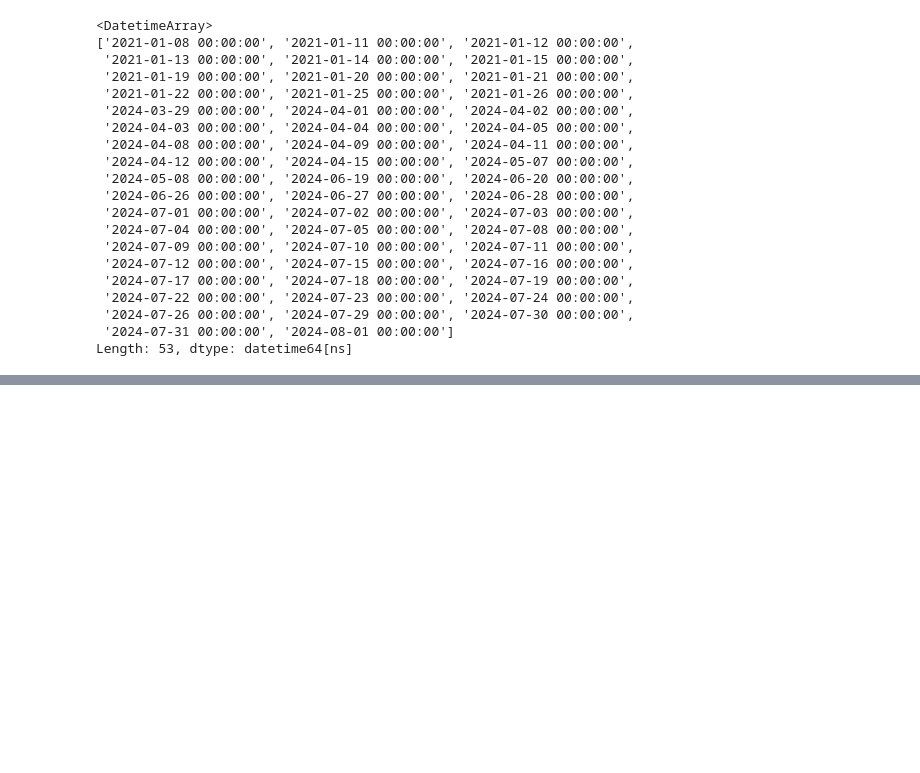
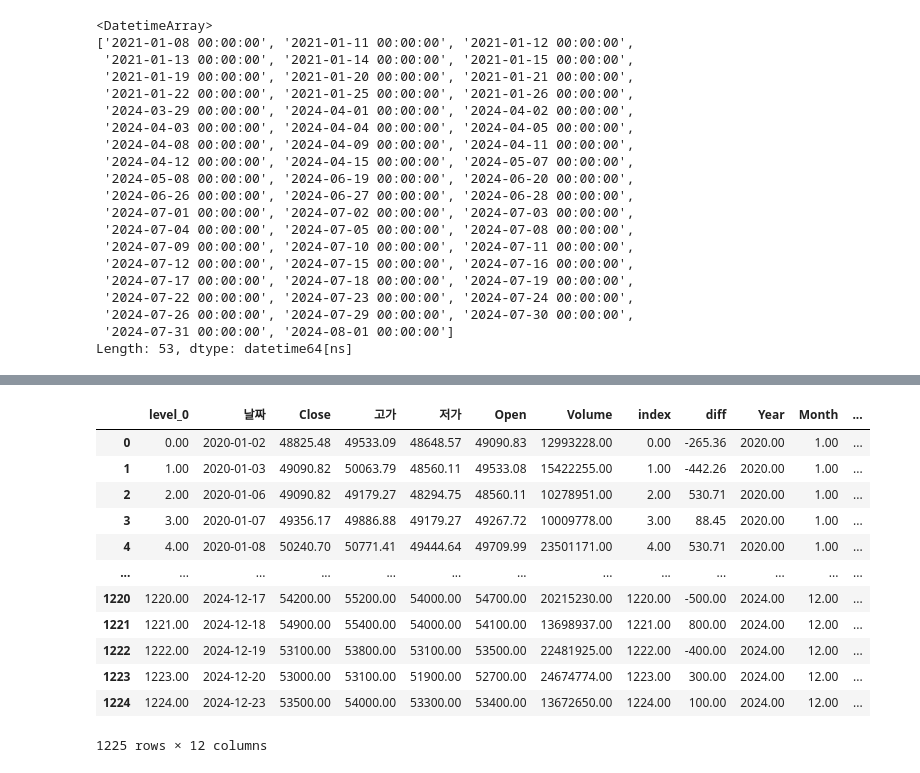
Before and after one commit to ZeroJoon2/MachineLearning, a Jupyter notebook: 4. pandas_prac.ipynb, the cells around one changed output, grey strips where cells are left out. Saved outputs shown, nothing was run; the diff lists cells and outputs as text; code cells hidden in the pictures; blank space fills up the shorter version.

```diff
--- a/4. pandas_prac.ipynb
+++ b/4. pandas_prac.ipynb
@@ -174,0 +346,17 @@ Length: 53, dtype: datetime64[ns]
+# %%
+# 모든 데이터를 소수점 둘쨰자리까지 표시
+df.applymap(lambda x : '%.2f' % x if isinstance(x, (int, float)) else x)
+# %% [output]
+|  | level_0 | 날짜 | Close | 고가 | 저가 | Open | Volume | index | diff | Year | Month | ... |
+| 0 | 0.00 | 2020-01-02 | 48825.48 | 49533.09 | 48648.57 | 49090.83 | 12993228.00 | 0.00 | -265.36 | 2020.00 | 1.00 | ... |
+| 1 | 1.00 | 2020-01-03 | 49090.82 | 50063.79 | 48560.11 | 49533.08 | 15422255.00 | 1.00 | -442.26 | 2020.00 | 1.00 | ... |
+| 2 | 2.00 | 2020-01-06 | 49090.82 | 49179.27 | 48294.75 | 48560.11 | 10278951.00 | 2.00 | 530.71 | 2020.00 | 1.00 | ... |
+| 3 | 3.00 | 2020-01-07 | 49356.17 | 49886.88 | 49179.27 | 49267.72 | 10009778.00 | 3.00 | 88.45 | 2020.00 | 1.00 | ... |
+| 4 | 4.00 | 2020-01-08 | 50240.70 | 50771.41 | 49444.64 | 49709.99 | 23501171.00 | 4.00 | 530.71 | 2020.00 | 1.00 | ... |
+| ... | ... | ... | ... | ... | ... | ... | ... | ... | ... | ... | ... | ... |
+| 1220 | 1220.00 | 2024-12-17 | 54200.00 | 55200.00 | 54000.00 | 54700.00 | 20215230.00 | 1220.00 | -500.00 | 2024.00 | 12.00 | ... |
+| 1221 | 1221.00 | 2024-12-18 | 54900.00 | 55400.00 | 54000.00 | 54100.00 | 13698937.00 | 1221.00 | 800.00 | 2024.00 | 12.00 | ... |
+| 1222 | 1222.00 | 2024-12-19 | 53100.00 | 53800.00 | 53100.00 | 53500.00 | 22481925.00 | 1222.00 | -400.00 | 2024.00 | 12.00 | ... |
+| 1223 | 1223.00 | 2024-12-20 | 53000.00 | 53100.00 | 51900.00 | 52700.00 | 24674774.00 | 1223.00 | 300.00 | 2024.00 | 12.00 | ... |
+| 1224 | 1224.00 | 2024-12-23 | 53500.00 | 54000.00 | 53300.00 | 53400.00 | 13672650.00 | 1224.00 | 100.00 | 2024.00 | 12.00 | ... |
+1225 rows × 12 columns
```
Also changed, not shown: parts of 17 cells of this notebook, 2 other files.
